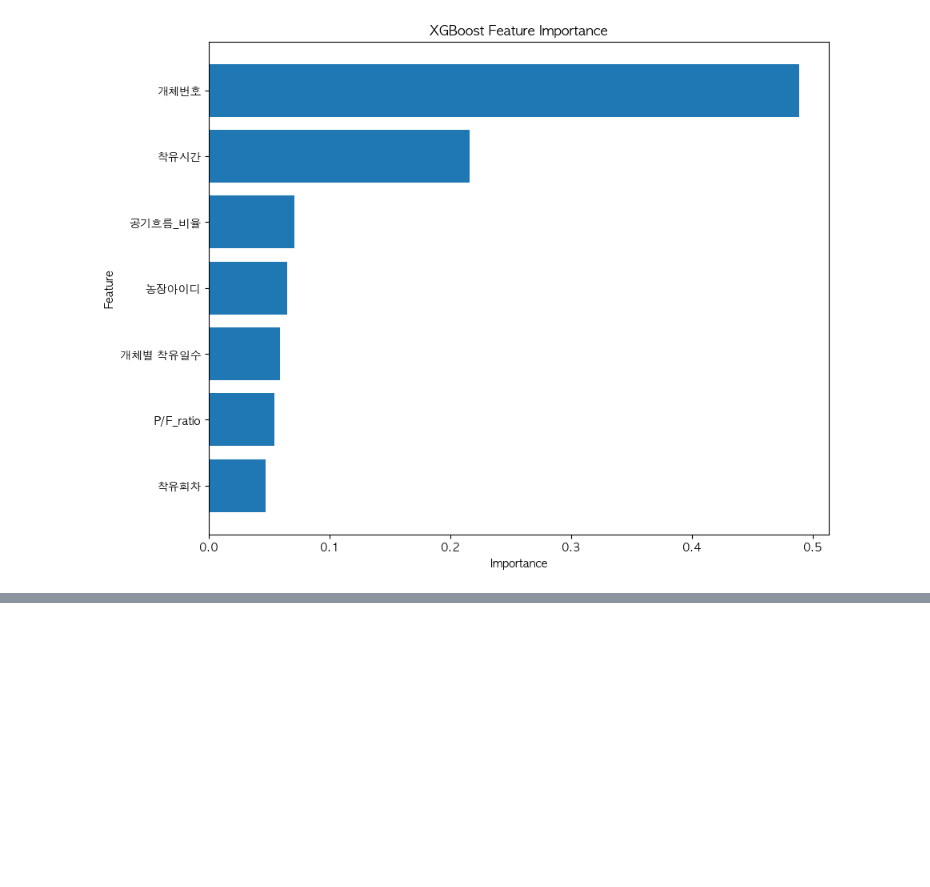
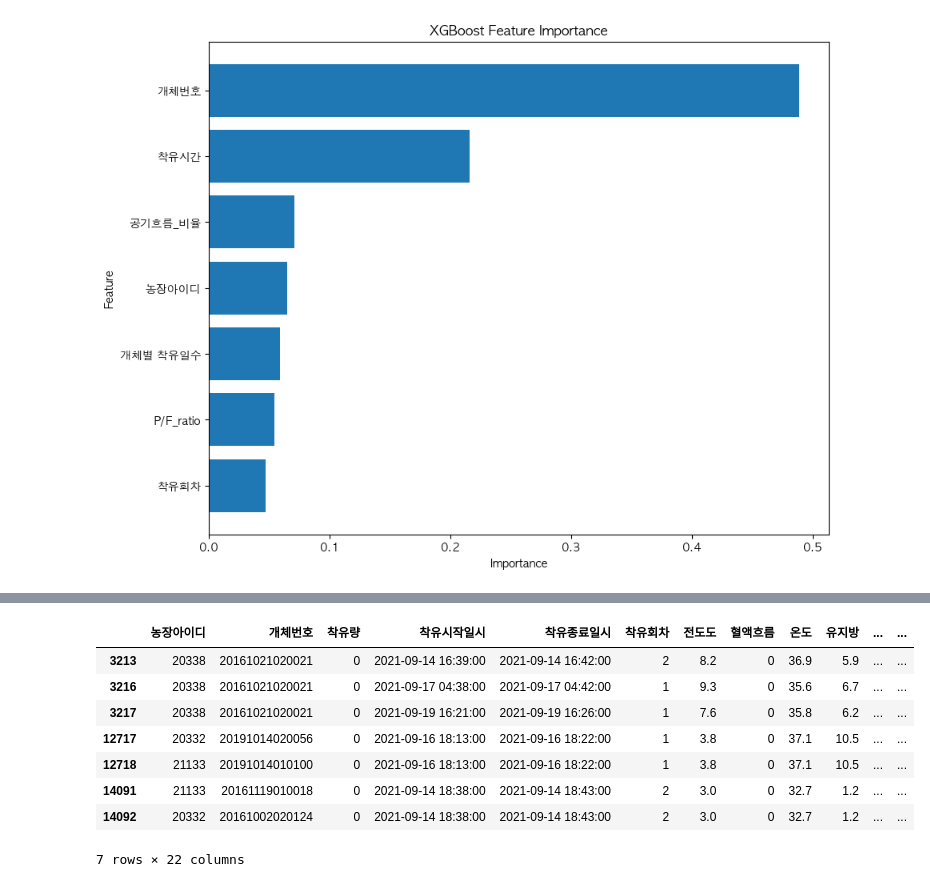
Before and after one commit to jiwon512/practical_project, a Jupyter notebook: juwon/juwon.ipynb, the cells around one changed output, grey strips where cells are left out. Drawn from its saved outputs; the diff is of its cells as text; code cells hidden in the pictures; blank space fills up the shorter version.

```diff
--- a/juwon/juwon.ipynb
+++ b/juwon/juwon.ipynb
@@ -335,0 +376,15 @@ Mean Absolute Percentage Error (MAPE): 69163830476800.00%
+# %%
+df_fortab[
+    (df_fortab["착유량"]==0) &
+    (df_fortab["유지방"].notna())
+]
+# %% [output]
+|  | 농장아이디 | 개체번호 | 착유량 | 착유시작일시 | 착유종료일시 | 착유회차 | 전도도 | 혈액흐름 | 온도 | 유지방 | ... | ... |
+| 3213 | 20338 | 20161021020021 | 0 | 2021-09-14 16:39:00 | 2021-09-14 16:42:00 | 2 | 8.2 | 0 | 36.9 | 5.9 | ... | ... |
+| 3216 | 20338 | 20161021020021 | 0 | 2021-09-17 04:38:00 | 2021-09-17 04:42:00 | 1 | 9.3 | 0 | 35.6 | 6.7 | ... | ... |
+| 3217 | 20338 | 20161021020021 | 0 | 2021-09-19 16:21:00 | 2021-09-19 16:26:00 | 1 | 7.6 | 0 | 35.8 | 6.2 | ... | ... |
+| 12717 | 20332 | 20191014020056 | 0 | 2021-09-16 18:13:00 | 2021-09-16 18:22:00 | 1 | 3.8 | 0 | 37.1 | 10.5 | ... | ... |
+| 12718 | 21133 | 20191014010100 | 0 | 2021-09-16 18:13:00 | 2021-09-16 18:22:00 | 1 | 3.8 | 0 | 37.1 | 10.5 | ... | ... |
+| 14091 | 21133 | 20161119010018 | 0 | 2021-09-14 18:38:00 | 2021-09-14 18:43:00 | 2 | 3.0 | 0 | 32.7 | 1.2 | ... | ... |
+| 14092 | 20332 | 20161002020124 | 0 | 2021-09-14 18:38:00 | 2021-09-14 18:43:00 | 2 | 3.0 | 0 | 32.7 | 1.2 | ... | ... |
+7 rows × 22 columns
```
Also changed, not shown: parts of 7 cells of this notebook.
